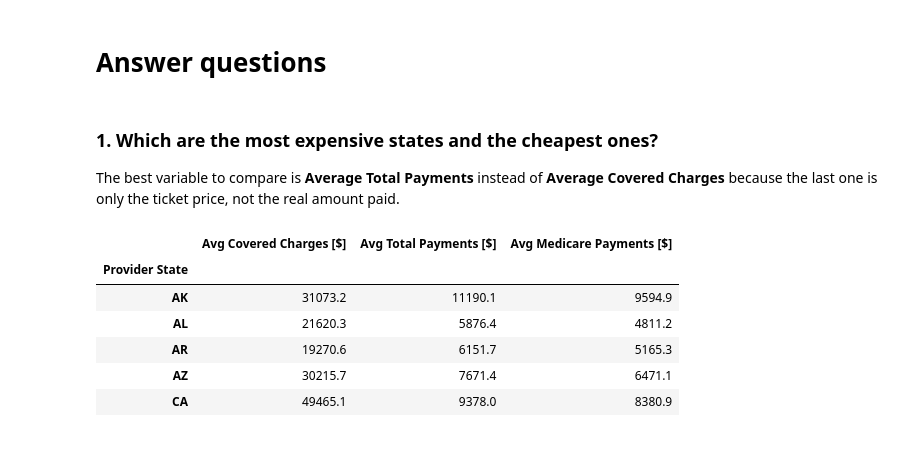
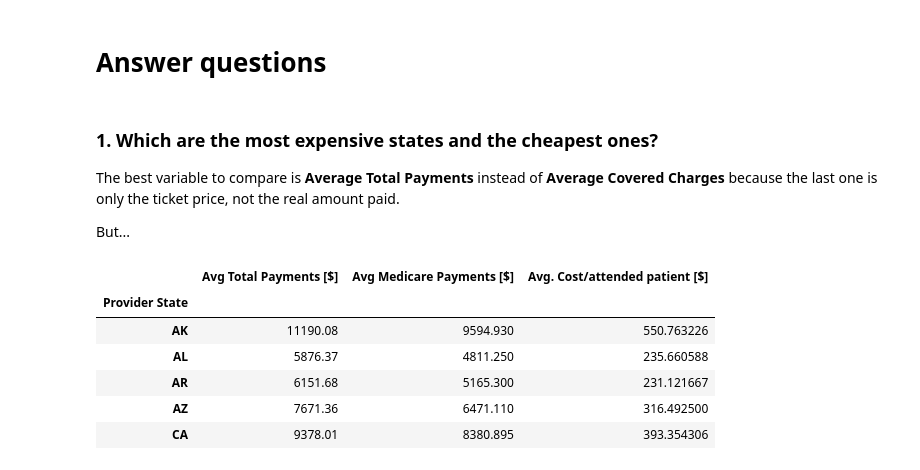
Before and after one commit to isabelyb/hospital_charges_USA, a Jupyter notebook: charges_hospital_USA.ipynb, the cells around one changed output. Cells and saved outputs as stored; diff of their text form; code cells hidden in the pictures.

```diff
--- a/charges_hospital_USA.ipynb
+++ b/charges_hospital_USA.ipynb
@@ -56,3 +56,4 @@ df.head(3)
 
 # To remove $  symbol and convert into float
 df[['Avg Covered Charges [$]', 'Avg Total Payments [$]', 'Avg Medicare Payments [$]']] =  df[['Avg Covered Charges [$]', 'Avg Total Payments [$]', 'Avg Medicare Payments [$]']].replace('\$','',regex=True).astype(float)
+df['Avg. Cost/attended patient [$]'] = df['Avg Total Payments [$]']/df['Total Discharges']
@@ -61,18 +68,20 @@ df[['Avg Covered Charges [$]', 'Avg Total Payments [$]', 'Avg Medicare Payments
 # %% [markdown]
 ### 1. Which are the most expensive states and the cheapest ones?
 The best variable to compare is **Average Total Payments** instead of **Average Covered Charges** because the last one is only the ticket price, not the real amount paid.
+
+But...
 # %%
 df1 = df.groupby(df['Provider State']).median()
-df1.drop(df[['Provider Id',	'Provider Zip Code', 'Total Discharges']], axis=1, inplace=True)
+df1.drop(df[['Provider Id',	'Provider Zip Code', 'Total Discharges', 'Avg Covered Charges [$]']], axis=1, inplace=True)
 df1.head()
 # %% [output]
-|  | Avg Covered Charges [$] | Avg Total Payments [$] | Avg Medicare Payments [$] |
+|  | Avg Total Payments [$] | Avg Medicare Payments [$] | Avg. Cost/attended patient [$] |
 | Provider State |  |  |  |
-| AK | 31073.2 | 11190.1 | 9594.9 |
-| AL | 21620.3 | 5876.4 | 4811.2 |
-| AR | 19270.6 | 6151.7 | 5165.3 |
-| AZ | 30215.7 | 7671.4 | 6471.1 |
-| CA | 49465.1 | 9378.0 | 8380.9 |
+| AK | 11190.08 | 9594.930 | 550.763226 |
+| AL | 5876.37 | 4811.250 | 235.660588 |
+| AR | 6151.68 | 5165.300 | 231.121667 |
+| AZ | 7671.36 | 6471.110 | 316.492500 |
+| CA | 9378.01 | 8380.895 | 393.354306 |
 # %%
 df1 = df1.astype(int)
 # %%
```
Also changed, not shown: parts of 14 cells of this notebook, 1 other file.
